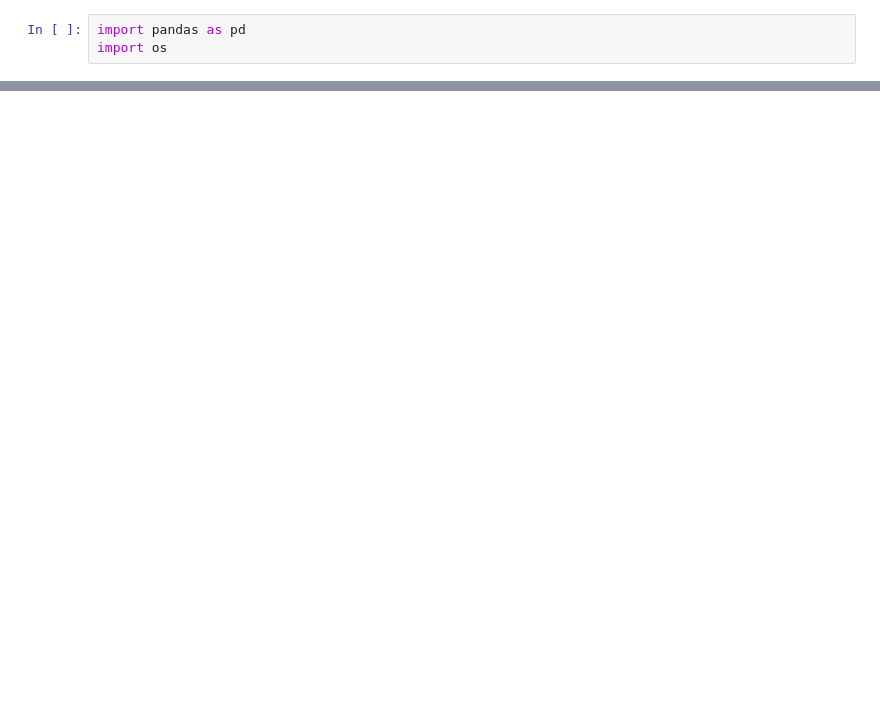
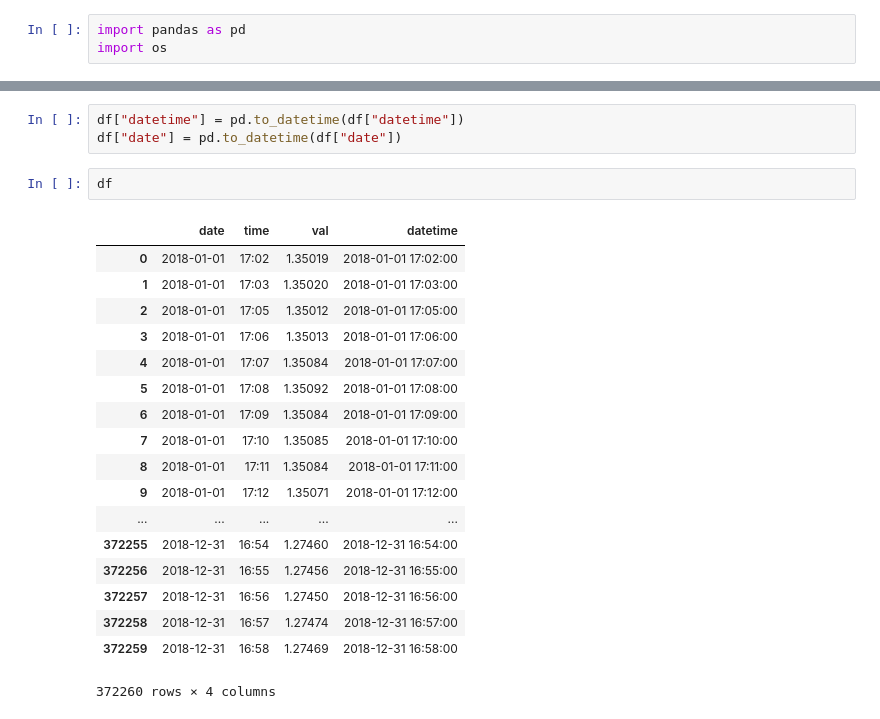
Before and after one commit to vic-lee/PyFX, a Jupyter notebook: edge_research.ipynb, the cells around one changed output, grey strips where cells are left out. Drawn from its saved outputs; the diff is of its cells as text; blank space fills up the shorter version.

```diff
--- a/edge_research.ipynb
+++ b/edge_research.ipynb
@@ -27,0 +44,24 @@ data
+# %%
+df["datetime"] = pd.to_datetime(df["datetime"])
+df["date"] = pd.to_datetime(df["date"])
+# %%
+df
+# %% [output]
+|  | date | time | val | datetime |
+| 0 | 2018-01-01 | 17:02 | 1.35019 | 2018-01-01 17:02:00 |
+| 1 | 2018-01-01 | 17:03 | 1.35020 | 2018-01-01 17:03:00 |
+| 2 | 2018-01-01 | 17:05 | 1.35012 | 2018-01-01 17:05:00 |
+| 3 | 2018-01-01 | 17:06 | 1.35013 | 2018-01-01 17:06:00 |
+| 4 | 2018-01-01 | 17:07 | 1.35084 | 2018-01-01 17:07:00 |
+| 5 | 2018-01-01 | 17:08 | 1.35092 | 2018-01-01 17:08:00 |
+| 6 | 2018-01-01 | 17:09 | 1.35084 | 2018-01-01 17:09:00 |
+| 7 | 2018-01-01 | 17:10 | 1.35085 | 2018-01-01 17:10:00 |
+| 8 | 2018-01-01 | 17:11 | 1.35084 | 2018-01-01 17:11:00 |
+| 9 | 2018-01-01 | 17:12 | 1.35071 | 2018-01-01 17:12:00 |
+| ... | ... | ... | ... | ... |
+| 372255 | 2018-12-31 | 16:54 | 1.27460 | 2018-12-31 16:54:00 |
+| 372256 | 2018-12-31 | 16:55 | 1.27456 | 2018-12-31 16:55:00 |
+| 372257 | 2018-12-31 | 16:56 | 1.27450 | 2018-12-31 16:56:00 |
+| 372258 | 2018-12-31 | 16:57 | 1.27474 | 2018-12-31 16:57:00 |
+| 372259 | 2018-12-31 | 16:58 | 1.27469 | 2018-12-31 16:58:00 |
+372260 rows × 4 columns
```
Also changed, not shown: parts of 11 cells of this notebook.
